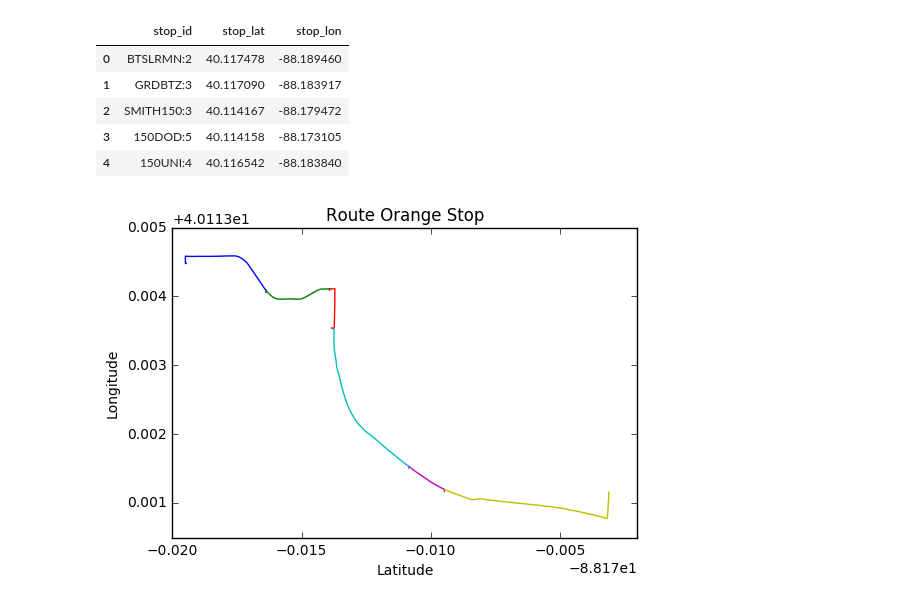
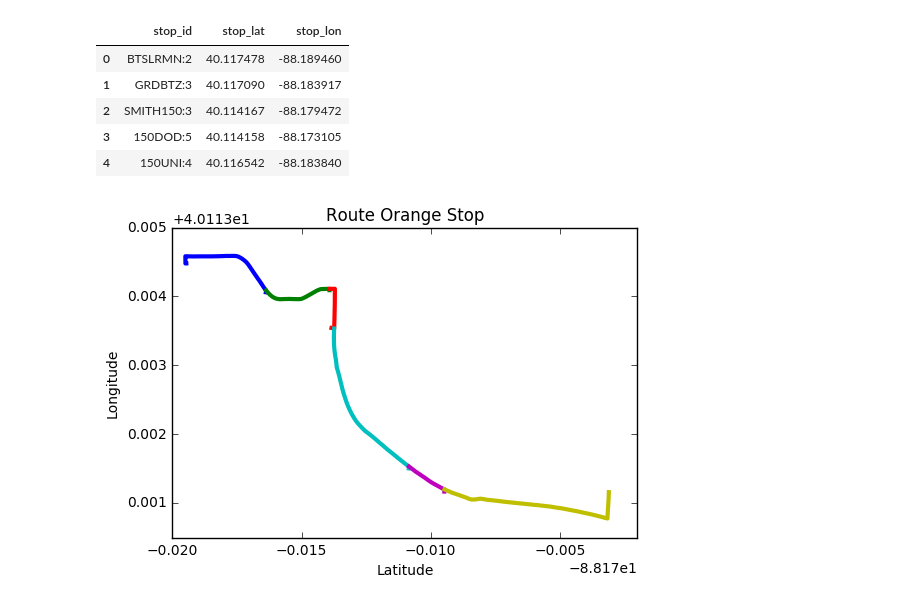
Before and after one commit to huilyu2/project-spring2017, a Jupyter notebook: part1/Trace+Tracking.ipynb, the cells around one changed output. Saved outputs shown, nothing was run; the diff lists cells and outputs as text; code cells hidden in the pictures.

```diff
--- a/part1/Trace+Tracking.ipynb
+++ b/part1/Trace+Tracking.ipynb
@@ -59,12 +59,12 @@ df_spec_shape = pd.read_csv("shape_area_color.csv").groupby('area')
 # %%
 plt.title('Route Orange Stop')
 plt.xlabel('Latitude')
 plt.ylabel('Longitude')
 
 for name,group in df_spec_shape:
-    plt.plot(group['shape_pt_lon'], group['shape_pt_lat'])
+    plt.plot(group['shape_pt_lon'], group['shape_pt_lat'],lw=3)
 # %% [output]
-[figure, old version]
+[figure, new version]
 # %%
 df_speed_area_color = pd.read_csv("speed_area_color.csv")
 df_speed_area_color.head()
```
Also changed, not shown: parts of 4 cells of this notebook, 2 other files.
